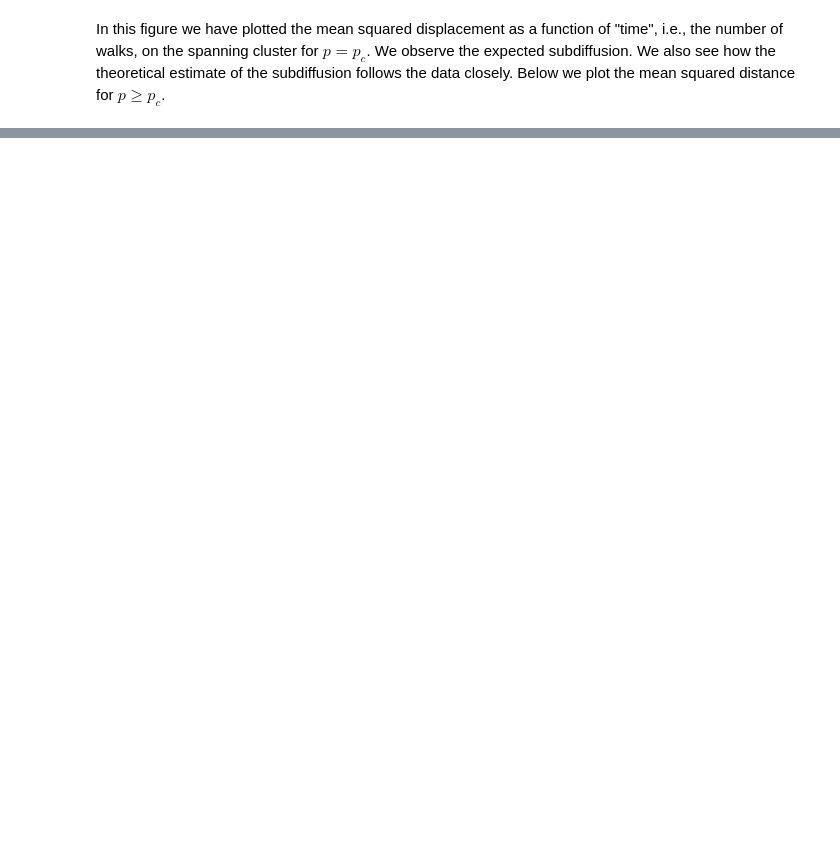
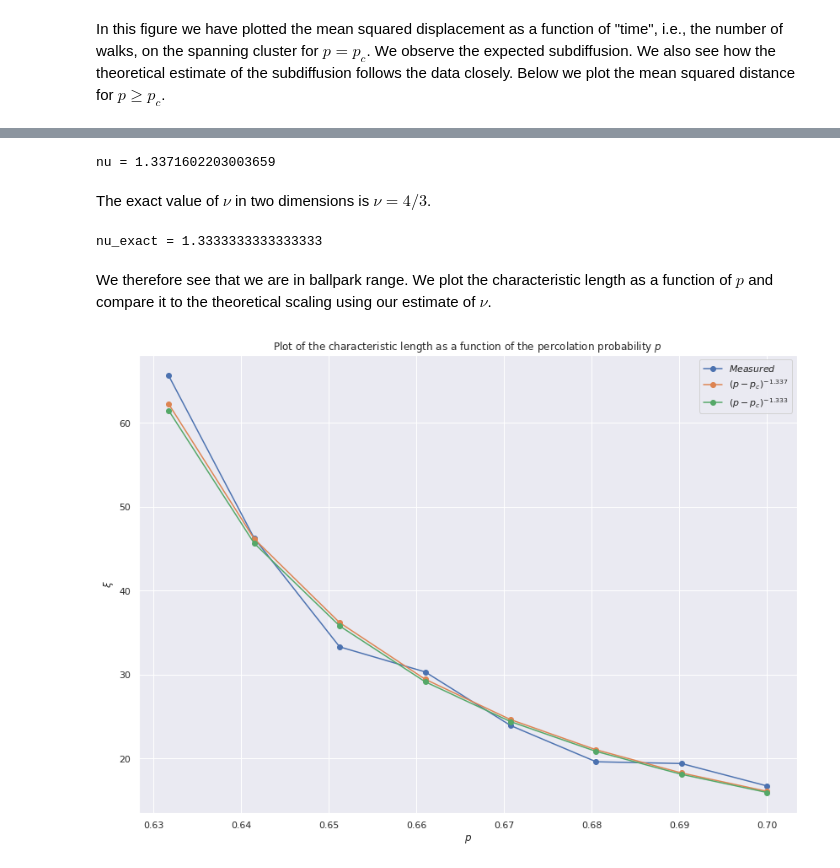
Before and after one commit to Schoyen/FYS4460, a Jupyter notebook: project-4/random-walks-on-the-spanning-cluster.ipynb, the cells around one changed output, grey strips where cells are left out. Drawn from its saved outputs; the diff is of its cells as text; code cells hidden in the pictures; blank space fills up the shorter version.

```diff
--- a/project-4/random-walks-on-the-spanning-cluster.ipynb
+++ b/project-4/random-walks-on-the-spanning-cluster.ipynb
@@ -251,0 +320,52 @@ However, the challenge is to find an expression for $x$.
+# %%
+p_min_pc_arr = np.abs(np.array(p_list) - p_c)
+
+clf = sklearn.linear_model.LinearRegression().fit(
+    np.log(p_min_pc_arr)[:, np.newaxis],
+    np.log(np.sqrt(xi_squared_list))[:, np.newaxis],
+)
+
+nu = -clf.coef_[0, 0]
+log_xi_0 = clf.intercept_[0]
+
+print(f"nu = {nu}")
+# %% [output]
+nu = 1.3371602203003659
+# %% [markdown]
+The exact value of $\nu$ in two dimensions is $\nu = 4/3$.
+# %%
+nu_exact = 4/3
+print(f"nu_exact = {nu_exact}")
+# %% [output]
+nu_exact = 1.3333333333333333
+# %% [markdown]
+We therefore see that we are in ballpark range.
+We plot the characteristic length as a function of $p$ and compare it to the theoretical scaling using our estimate of $\nu$.
+# %%
+fig = plt.figure(figsize=(14, 10))
+
+plt.plot(
+    p_list,
+    np.sqrt(xi_squared_list),
+    "-o",
+    label=r"$Measured$",
+)
+plt.plot(
+    p_list,
+    np.exp(log_xi_0) * p_min_pc_arr ** (-nu),
+    "-o",
+    label=r"$(p - p_c)^{-%.3f}$" % nu
+)
+plt.plot(
+    p_list,
+    np.exp(log_xi_0) * p_min_pc_arr ** (-nu_exact),
+    "-o",
+    label=r"$(p - p_c)^{-%.3f}$" % nu_exact
+)
+plt.xlabel(r"$p$")
+plt.ylabel(r"$\xi$")
+plt.title(r"Plot of the characteristic length as a function of the percolation probability $p$")
+plt.legend(loc="best")
+plt.show()
+# %% [output]
+[figure, added]
```
Also changed, not shown: parts of 38 cells of this notebook.
